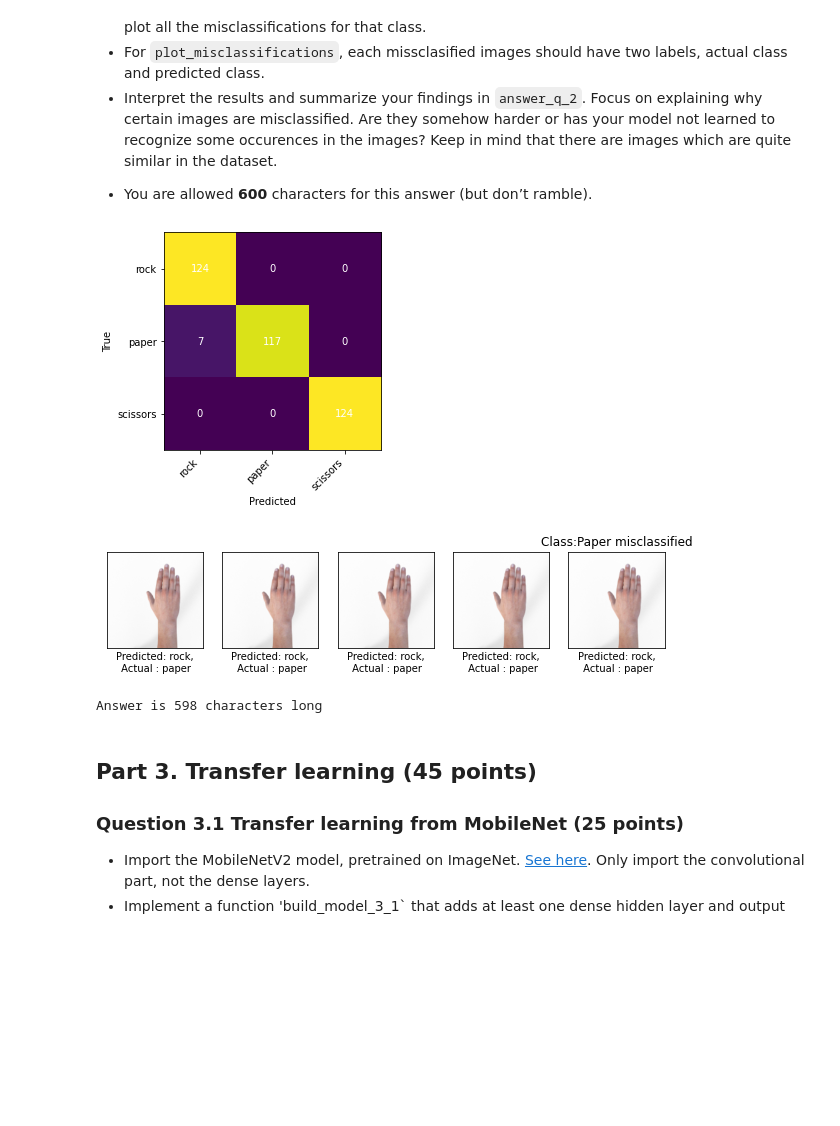
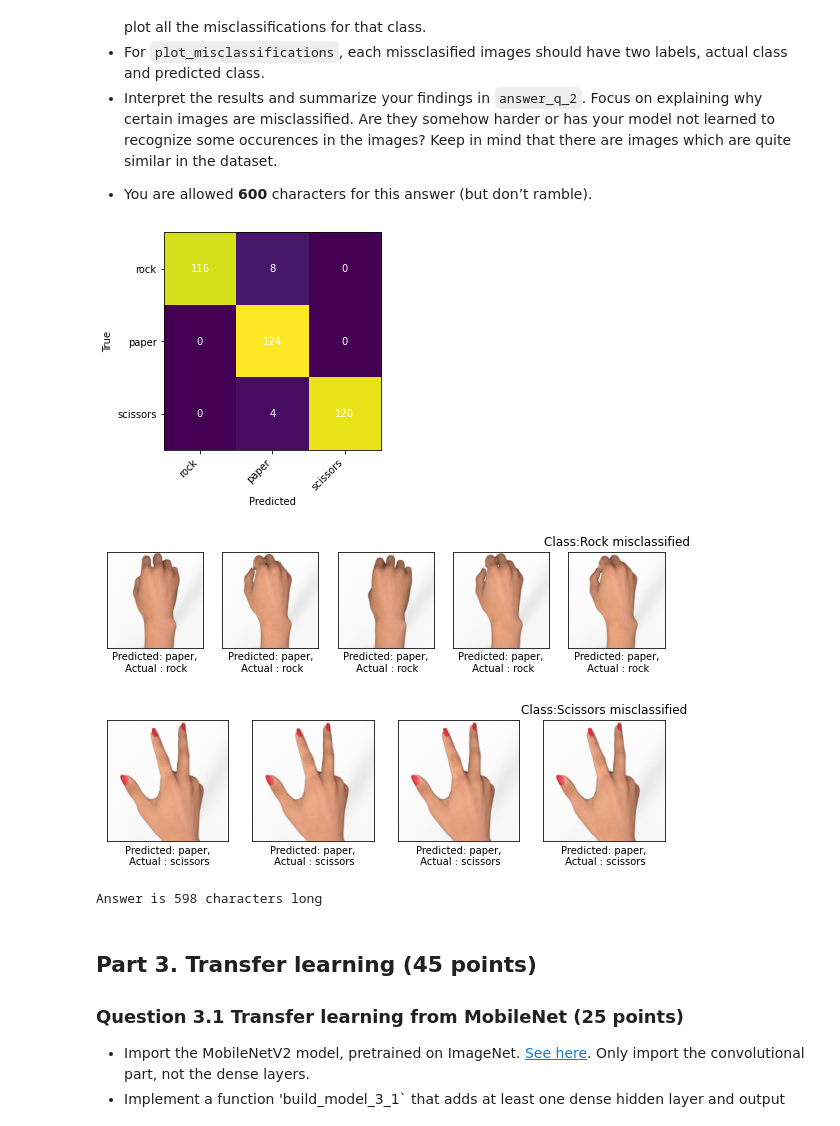
Before and after one commit to nikhil-96/ML-Assignment3, a Jupyter notebook: Assignment_3.ipynb, the cells around one changed output. Cells and saved outputs as stored; diff of their text form; code cells hidden in the pictures; blank space fills up the shorter version.

Commit message:
final submission with fine tuned models and explanation

```diff
--- a/Assignment_3.ipynb
+++ b/Assignment_3.ipynb
@@ -507,7 +529,7 @@ def augment_data():
         rotation_range=20,
         width_shift_range=0.1,
         height_shift_range=0.1,
-        # shear_range=0.3,
+        shear_range=0.1,
         # zoom_range=0.08,
         horizontal_flip=True,
         # vertical_flip=True,
@@ -521,9 +543,9 @@ def build_model_1_2():
 # You can add a steps_per_epoch parameter if you like
 steps = int(X_train.shape[0] / 32)
 run_evaluation("model_1_2", build_model_1_2, augment_data(), base_dir,
-               train=True, generator=True, epochs=40, batch_size=None, steps_per_epoch=steps)
+               train=True, generator=True, epochs=15, batch_size=None, steps_per_epoch=steps)
 
-answer_q_1_2 = "We're doing data augmentation to generate more data, to train model on different variation of images which contribute information to the network. I did image_rotation upto 40 degrees to get more close to real-life images. I shifted images left-right and up-down upto 20% of image width and height respectively to get more information if images are out of frame or to train model to look for hand in different part of axis. I also generated horizontal flipped images. Overall, model is performing quite well with almost '1' accuracy on validation set."
+answer_q_1_2 = "Data augmentation to generate more data, to train model on different variation of images which contribute information to the network. Image_rotation upto 20 degrees, used slight width and height shift and slant the image upto 0.1 degrees to get more naturally occuring images and improve generalization error. Zoom in didn't lead to improvement in accuracy as images are already pretty visible. Used both horizontal and vertical shift since the network should be invariant to small translations. It is shown that data augmentation has helped the model to achieve accuracy of 100% on validation set."
 
 print("Answer is {} characters long".format(len(answer_q_1_2)))
 # %% [output]
@@ -595,48 +617,49 @@ def plot_confusion_matrix():
     ax.set_ylabel('True')
     ax.set_xlabel('Predicted')
     for i in range(9):
         ax.text(int(i/3),i%3,cm[i%3,int(i/3)], ha="center", va="center", color="w")
 
 def plot_misclassifications():
     model = load_model(os.path.join(base_dir, 'model_1_2.h5'))
     y_pred = model.predict(X_test)
 
     misclassified_samples = np.nonzero(np.argmax(y_test, axis=1) != np.argmax(y_pred, axis=1))[0]
-    misclassified_samples_paper = []
+    misclassified_samples_rock = []
     misclassified_samples_scissors = []
     for x in misclassified_samples:
-      if(np.argmax(y_test[x]) == 1):
-        misclassified_samples_paper.append(x)
+      if(np.argmax(y_test[x]) == 0):
+        misclassified_samples_rock.append(x)
 
       if(np.argmax(y_test[x]) == 2):
         misclassified_samples_scissors.append(x)
 
     fig, axes = plt.subplots(1, 5,  figsize=(10, 5))
-    for nr, i in enumerate(misclassified_samples_paper[:5]):
+    for nr, i in enumerate(misclassified_samples_rock[:5]):
         axes[nr].imshow(X_test[i])
         axes[nr].set_xlabel("Predicted: %s,\n Actual : %s" % (class_names[np.argmax(y_pred[i])],class_names[np.argmax(y_test[i])]))
         axes[nr].set_xticks(()), axes[nr].set_yticks(())
 
-    plt.title("Class:Paper misclassified")
+    plt.title("Class:Rock misclassified")
     plt.show()
 
-    # fig, axes = plt.subplots(1, 5,  figsize=(10, 5))
-    # for nr, i in enumerate(misclassified_samples_scissors[:5]):
-    #     axes[nr].imshow(X_test[i])
-    #     axes[nr].set_xlabel("Predicted: %s,\n Actual : %s" % (class_names[np.argmax(y_pred[i])],class_names[np.argmax(y_test[i])]))
-    #     axes[nr].set_xticks(()), axes[nr].set_yticks(())
+    fig, axes = plt.subplots(1, 4,  figsize=(10, 5))
+    for nr, i in enumerate(misclassified_samples_scissors[:45]):
+        axes[nr].imshow(X_test[i])
+        axes[nr].set_xlabel("Predicted: %s,\n Actual : %s" % (class_names[np.argmax(y_pred[i])],class_names[np.argmax(y_test[i])]))
+        axes[nr].set_xticks(()), axes[nr].set_yticks(())
 
-    # plt.title("Class:Scissors misclassified")
-    # plt.show()
+    plt.title("Class:Scissors misclassified")
+    plt.show()
 
 plot_confusion_matrix()
 plot_misclassifications()
 
-answer_q_2 = "Shown in confusion matrix, Rock class is perfectly predicted by the model as it learned the shape of a fist. Sometimes model confused paper as rock and scissors as paper. The reason model is confused paper as rock is because there is one particular type of paper image (repeated) in which there's no gap between fingers unlike other paper images and model learned this no gap between fingers pattern for rock class. Similar reason for scissors and paper as there's one scissor image (repeated) in which there is thumb with space from 2 fingers unlike other scissor images which have only 2 fingers."
+answer_q_2 = "Shown in confusion matrix, Paper class is perfectly predicted by model as it learned the pattern of looking at 5 fingers and spaces between them. Sometimes model confused rock as paper because of one particular type of rock image (repeated) in which the fist is not shown properly and some fingers are showing which confuses it with paper. For scissors and paper, there's one scissor image (repeated) in which there is thumb with space from 2 fingers. Clearly model needs to be trained on more data to understand these unlikely patterns. Still model is getting test acc of 97% which is pretty good."
 print("Answer is {} characters long".format(len(answer_q_2)))
 # %% [output]
-[figure, old version]
+[figure, new version]
-[figure, old version]
+[figure, new version]
+[figure, added]
 Answer is 598 characters long
 # %% [markdown]
 ## Part 3. Transfer learning (45 points)
```
Also changed, not shown: parts of 17 cells of this notebook, 7 other files.
